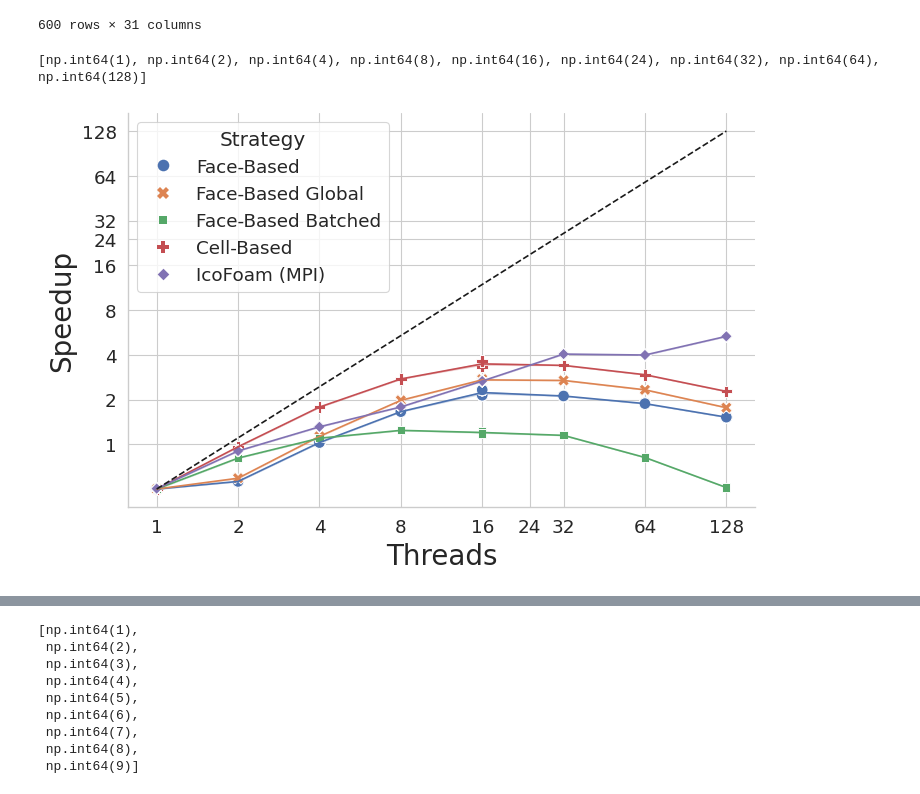
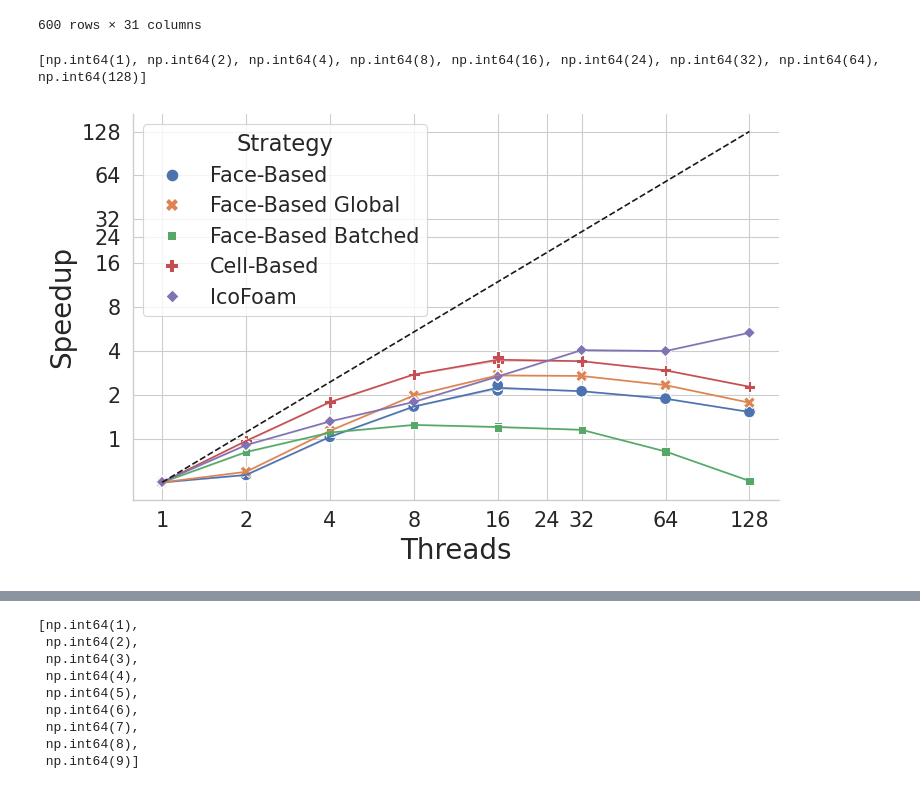
Before and after one commit to lupeterm/FVM-Prototyping, a Jupyter notebook: notebooks/icofoam.ipynb, the cells around one changed output, grey strips where cells are left out. Cells and saved outputs as stored; diff of their text form; code cells hidden in the pictures.

```diff
--- a/notebooks/icofoam.ipynb
+++ b/notebooks/icofoam.ipynb
@@ -271,8 +271,9 @@ def scaling_speedup(data):
     # transform once
     data = data.copy()
     data["log_speedup"] = np.log2(data["avg_speedup"])
-
-    with sb.plotting_context("paper", font_scale=1.5):
+    sb.set_style("whitegrid")
+    sb.color_palette("deep", 8)
+    with sb.plotting_context("paper", font_scale=1.7):
         plot = sb.relplot(
             data=data,
             x="logthp1",
@@ -300,31 +301,31 @@ def scaling_speedup(data):
             x_vals = sorted(np.log2(data["Threads"].unique()) +1)
             ax.plot([1,8], [0,8], color='k',linestyle="dashed", label="Ideal Speedup")
 
             threads = sorted(data["Threads"].unique())
             print(threads)
 
             ax.set_xticks(x_vals)
             ax.set_xticklabels(threads)
 
             ax.set_yticks(x_vals)
             ax.set_yticklabels(threads)
 
         handles, _ = axes[0].get_legend_handles_labels()
         plot.legend.remove()
 
         axes[0].legend(
             handles,
             data["strategy_display"].unique(),
             loc="upper left",
             title="Strategy"
         )
 
         plt.ylabel("Speedup", fontsize=20)
         plt.xlabel("Threads", fontsize=20)
         plt.tight_layout()
         plt.savefig("../figures/icoFoam-julia-speedup.svg")
 df["strategy_display"] = "IcoFoam (MPI)"
 scaling_speedup(all[all["Threads"] < 256])
 # %% [output]
 [np.int64(1), np.int64(2), np.int64(4), np.int64(8), np.int64(16), np.int64(24), np.int64(32), np.int64(64), np.int64(128)]
-[figure, old version]
+[figure, new version]
```
Also changed, not shown: parts of 7 cells of this notebook, 14 other files.
